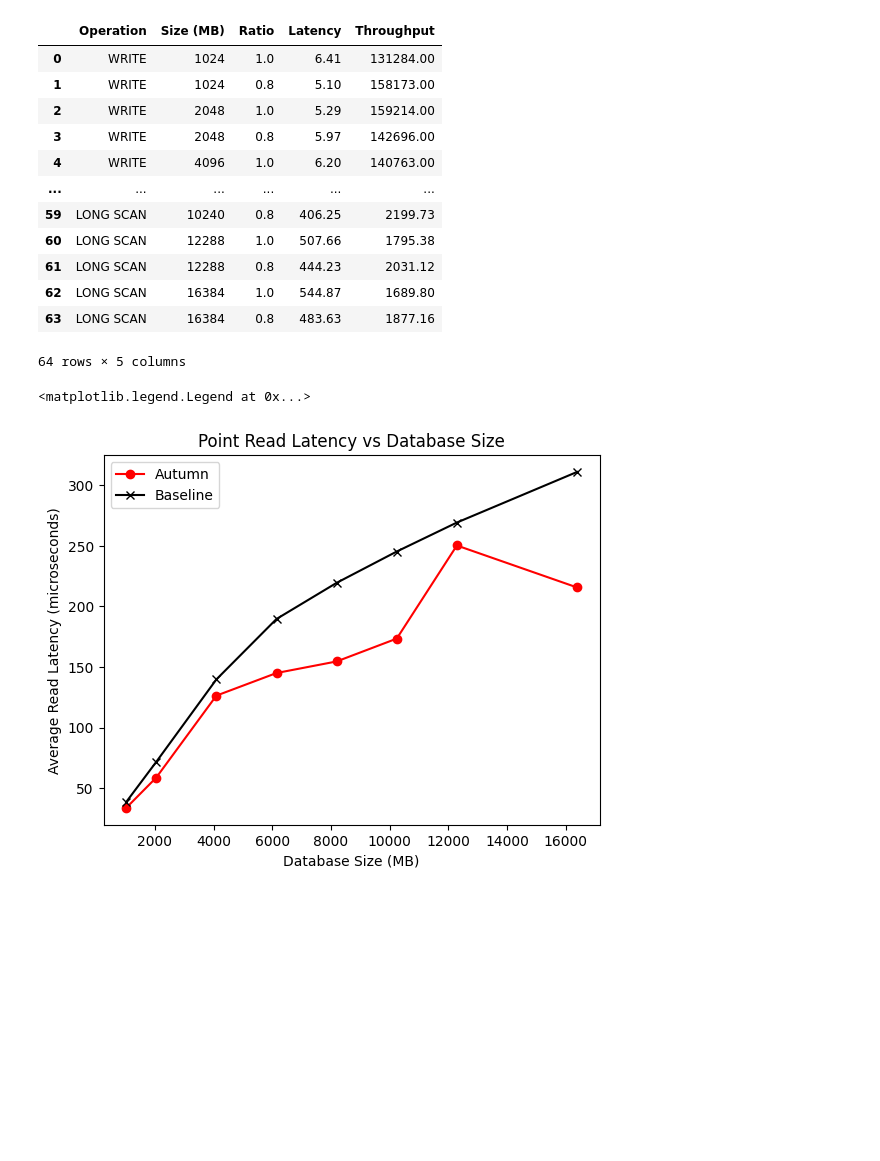
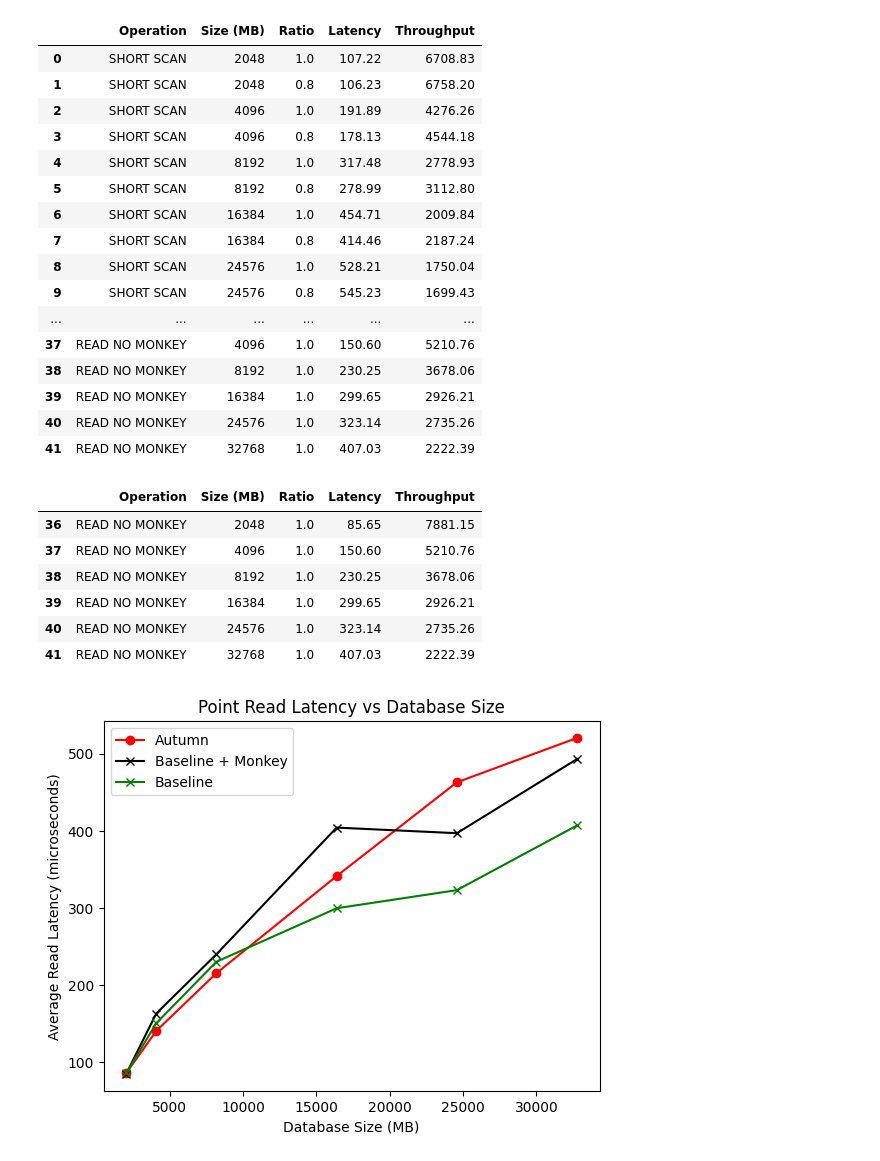
Before and after one commit to reznikovl/YCSB-cpp, a Jupyter notebook: test_generate.ipynb, the cells around one changed output. Drawn from its saved outputs; the diff is of its cells as text; code cells hidden in the pictures; blank space fills up the shorter version.

Commit message:
space amplification and update with base read

```diff
--- a/test_generate.ipynb
+++ b/test_generate.ipynb
@@ -3,39 +3,53 @@ import pandas as pd
 import matplotlib.pyplot as plt
 import numpy as np
 # %%
-data = pd.read_csv('../logs/fig_1_20230327-170446.csv')
+data = pd.read_csv('../logs/fig_1_20230328-210142.csv')
 data
 # %% [output]
 |  | Operation | Size (MB) | Ratio | Latency | Throughput |
-| 0 | WRITE | 1024 | 1.0 | 6.41 | 131284.00 |
-| 1 | WRITE | 1024 | 0.8 | 5.10 | 158173.00 |
-| 2 | WRITE | 2048 | 1.0 | 5.29 | 159214.00 |
-| 3 | WRITE | 2048 | 0.8 | 5.97 | 142696.00 |
-| 4 | WRITE | 4096 | 1.0 | 6.20 | 140763.00 |
+| 0 | SHORT SCAN | 2048 | 1.0 | 107.22 | 6708.83 |
+| 1 | SHORT SCAN | 2048 | 0.8 | 106.23 | 6758.20 |
+| 2 | SHORT SCAN | 4096 | 1.0 | 191.89 | 4276.26 |
+| 3 | SHORT SCAN | 4096 | 0.8 | 178.13 | 4544.18 |
+| 4 | SHORT SCAN | 8192 | 1.0 | 317.48 | 2778.93 |
+| 5 | SHORT SCAN | 8192 | 0.8 | 278.99 | 3112.80 |
+| 6 | SHORT SCAN | 16384 | 1.0 | 454.71 | 2009.84 |
+| 7 | SHORT SCAN | 16384 | 0.8 | 414.46 | 2187.24 |
+| 8 | SHORT SCAN | 24576 | 1.0 | 528.21 | 1750.04 |
+| 9 | SHORT SCAN | 24576 | 0.8 | 545.23 | 1699.43 |
 | ... | ... | ... | ... | ... | ... |
-| 59 | LONG SCAN | 10240 | 0.8 | 406.25 | 2199.73 |
-| 60 | LONG SCAN | 12288 | 1.0 | 507.66 | 1795.38 |
-| 61 | LONG SCAN | 12288 | 0.8 | 444.23 | 2031.12 |
-| 62 | LONG SCAN | 16384 | 1.0 | 544.87 | 1689.80 |
-| 63 | LONG SCAN | 16384 | 0.8 | 483.63 | 1877.16 |
+| 37 | READ NO MONKEY | 4096 | 1.0 | 150.60 | 5210.76 |
+| 38 | READ NO MONKEY | 8192 | 1.0 | 230.25 | 3678.06 |
+| 39 | READ NO MONKEY | 16384 | 1.0 | 299.65 | 2926.21 |
+| 40 | READ NO MONKEY | 24576 | 1.0 | 323.14 | 2735.26 |
+| 41 | READ NO MONKEY | 32768 | 1.0 | 407.03 | 2222.39 |
-64 rows × 5 columns
 # %%
 reads = data[data["Operation"] == "READ"]
 reads_base = reads[reads["Ratio"] == 1]
 reads_test = reads[reads["Ratio"] < 1]
+full_baseline_reads = data[data["Operation"] == "READ NO MONKEY"]
 
 plt.plot(reads_test.loc[:, "Size (MB)"], reads_test.loc[:, "Latency"], marker= 'o', color="red")
 plt.plot(reads_base.loc[:, "Size (MB)"], reads_base.loc[:, "Latency"], marker='x', color="black")
+plt.plot(full_baseline_reads.loc[:, "Size (MB)"], full_baseline_reads.loc[:, "Latency"], marker='x', color="green")
 
 
 plt.title("Point Read Latency vs Database Size")
 plt.xlabel("Database Size (MB)")
 plt.ylabel("Average Read Latency (microseconds)")
-plt.legend(["Autumn", "Baseline"])
-# plt.savefig("final_figs/read_vs_size.jpg", bbox_inches="tight")
+plt.legend(["Autumn", "Baseline + Monkey", "Baseline"])
+# # plt.savefig("final_figs/read_vs_size.jpg", bbox_inches="tight")
+
+full_baseline_reads
 # %% [output]
-<matplotlib.legend.Legend at 0x...>
+|  | Operation | Size (MB) | Ratio | Latency | Throughput |
+| 36 | READ NO MONKEY | 2048 | 1.0 | 85.65 | 7881.15 |
+| 37 | READ NO MONKEY | 4096 | 1.0 | 150.60 | 5210.76 |
+| 38 | READ NO MONKEY | 8192 | 1.0 | 230.25 | 3678.06 |
+| 39 | READ NO MONKEY | 16384 | 1.0 | 299.65 | 2926.21 |
+| 40 | READ NO MONKEY | 24576 | 1.0 | 323.14 | 2735.26 |
+| 41 | READ NO MONKEY | 32768 | 1.0 | 407.03 | 2222.39 |
-[figure, old version]
+[figure, new version]
 # %%
 reads = data[data["Operation"] == "SHORT SCAN"]
 reads_base = reads[reads["Ratio"] == 1]
```
Also changed, not shown: parts of 3 cells of this notebook, 3 other files.
